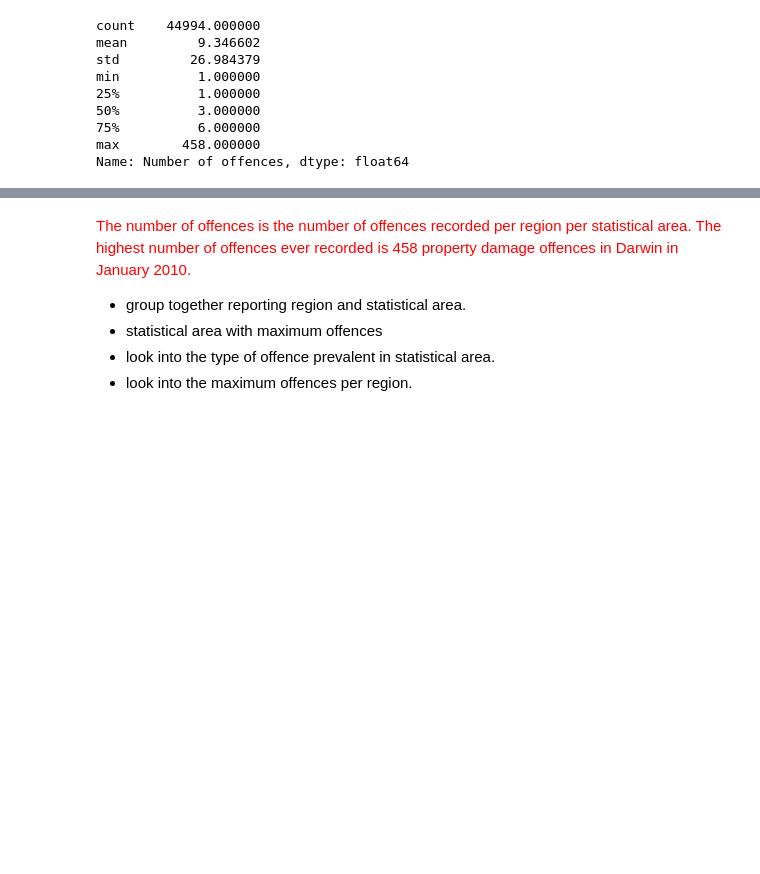
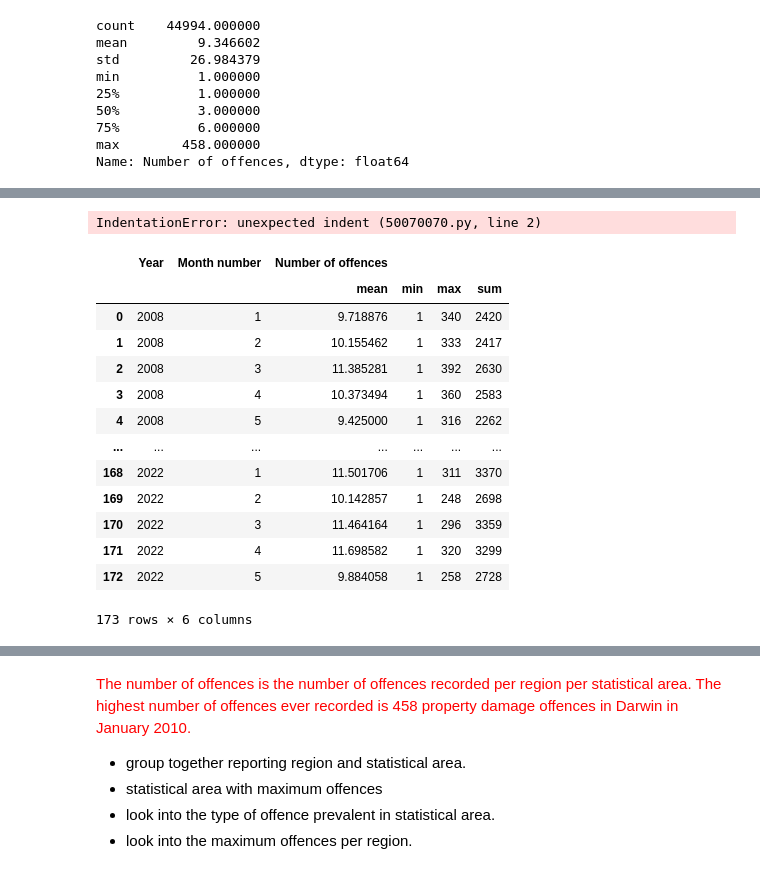
Before and after one commit to ShantiRoseCodes/solo_project, a Jupyter notebook: Domestic Violence.ipynb, the cells around one changed output, grey strips where cells are left out. Saved outputs shown, nothing was run; the diff lists cells and outputs as text; code cells hidden in the pictures; blank space fills up the shorter version.

```diff
--- a/Domestic Violence.ipynb
+++ b/Domestic Violence.ipynb
@@ -228,0 +183,5 @@ year_df[year_df.index == 2008]
+# %%
+fig2 = px.violin(Offence_sum_df[Offence_sum_df['Year'] != 2022]), x="Month", y="Number of Offences", color='Month', box=True, points='all',title = 'A Comparison of Reported Offences By Month From 2008 to 2019 & 2021')
+fig2.show()
+# %% [output]
+IndentationError: unexpected indent (50070070.py, line 2)
@@ -228,0 +190,17 @@ year_df[year_df.index == 2008]
+# %%
+year_month_df.reset_index()
+# %% [output]
+|  | Year | Month number | Number of offences |  |  |  |
+|  |  |  | mean | min | max | sum |
+| 0 | 2008 | 1 | 9.718876 | 1 | 340 | 2420 |
+| 1 | 2008 | 2 | 10.155462 | 1 | 333 | 2417 |
+| 2 | 2008 | 3 | 11.385281 | 1 | 392 | 2630 |
+| 3 | 2008 | 4 | 10.373494 | 1 | 360 | 2583 |
+| 4 | 2008 | 5 | 9.425000 | 1 | 316 | 2262 |
+| ... | ... | ... | ... | ... | ... | ... |
+| 168 | 2022 | 1 | 11.501706 | 1 | 311 | 3370 |
+| 169 | 2022 | 2 | 10.142857 | 1 | 248 | 2698 |
+| 170 | 2022 | 3 | 11.464164 | 1 | 296 | 3359 |
+| 171 | 2022 | 4 | 11.698582 | 1 | 320 | 3299 |
+| 172 | 2022 | 5 | 9.884058 | 1 | 258 | 2728 |
+173 rows × 6 columns
```
Also changed, not shown: parts of 55 cells of this notebook.
